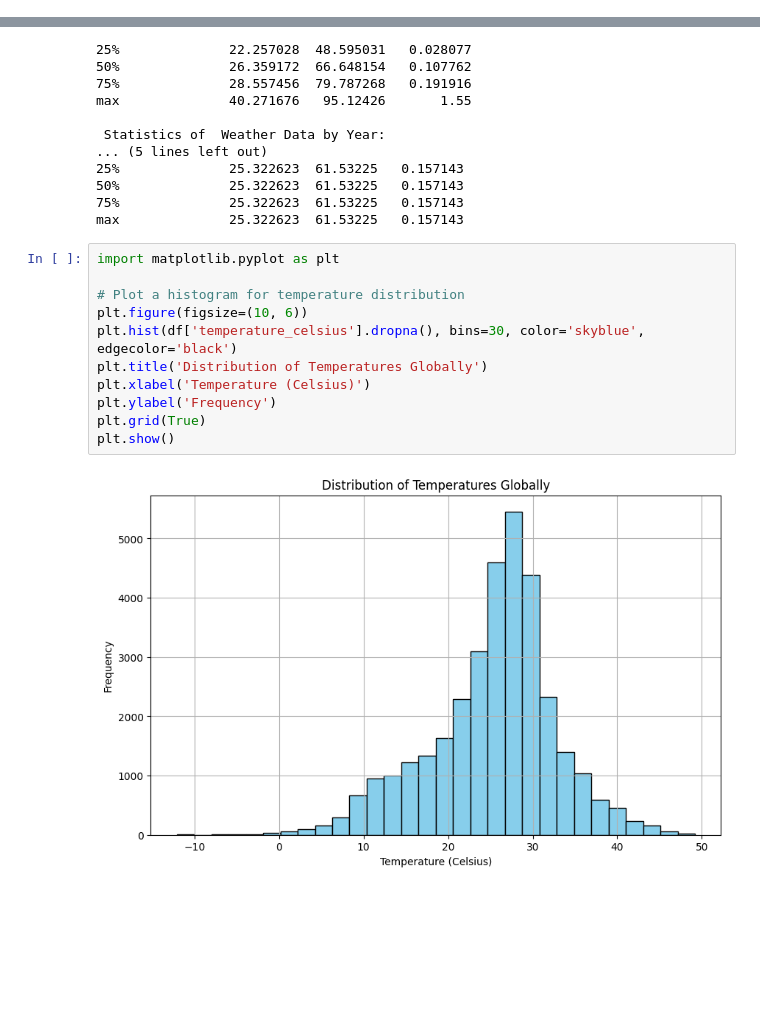
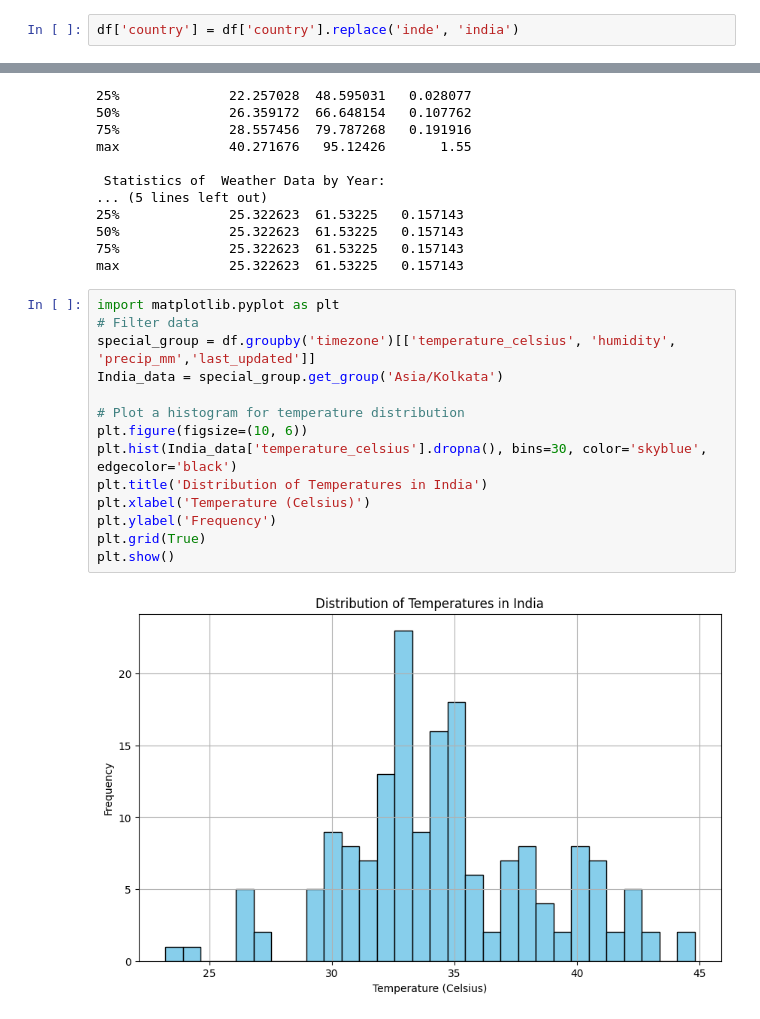
Before and after one commit to harsha-moparthy/Ireland_Assignment, a Jupyter notebook: Question-1,2,3.ipynb, the cells around one changed output, grey strips where cells are left out. Drawn from its saved outputs; the diff is of its cells as text; blank space fills up the shorter version.

```diff
--- a/Question-1,2,3.ipynb
+++ b/Question-1,2,3.ipynb
@@ -60,3 +69,5 @@ No missing values are present in the dataset.
+# %%
+df['country'] = df['country'].replace('inde', 'india')
 # %%
 # Duplicates
 # Check for duplicate rows
@@ -244,15 +255,18 @@ max              40.271676   95.12426       1.55
 max              25.322623  61.53225   0.157143
 # %%
 import matplotlib.pyplot as plt
+# Filter data
+special_group = df.groupby('timezone')[['temperature_celsius', 'humidity', 'precip_mm','last_updated']]
+India_data = special_group.get_group('Asia/Kolkata')
 
 # Plot a histogram for temperature distribution
 plt.figure(figsize=(10, 6))
-plt.hist(df['temperature_celsius'].dropna(), bins=30, color='skyblue', edgecolor='black')
-plt.title('Distribution of Temperatures Globally')
+plt.hist(India_data['temperature_celsius'].dropna(), bins=30, color='skyblue', edgecolor='black')
+plt.title('Distribution of Temperatures in India')
 plt.xlabel('Temperature (Celsius)')
 plt.ylabel('Frequency')
 plt.grid(True)
 plt.show()
 # %% [output]
-[figure, old version]
+[figure, new version]
 # %%
```
Also changed, not shown: parts of 5 cells of this notebook.
